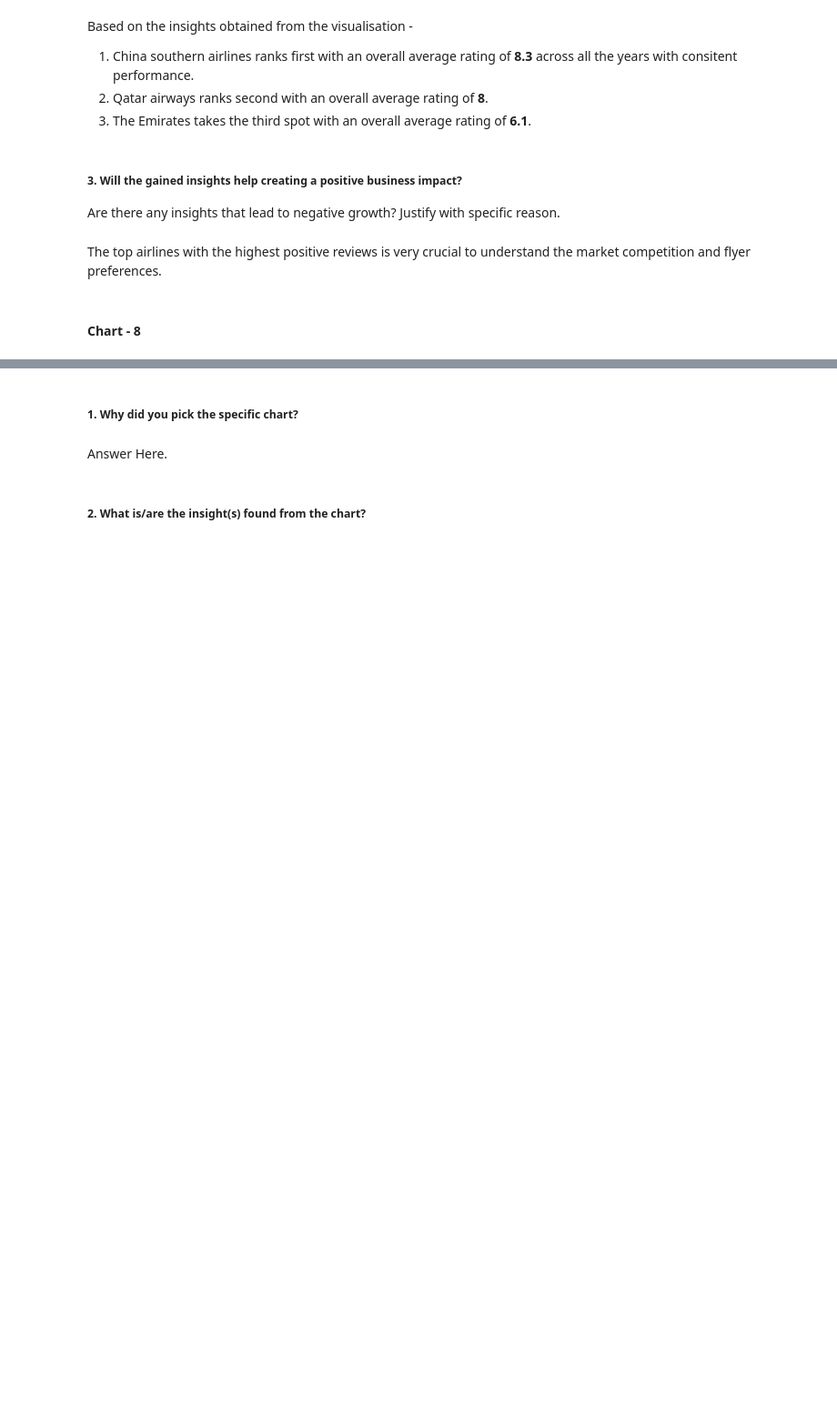
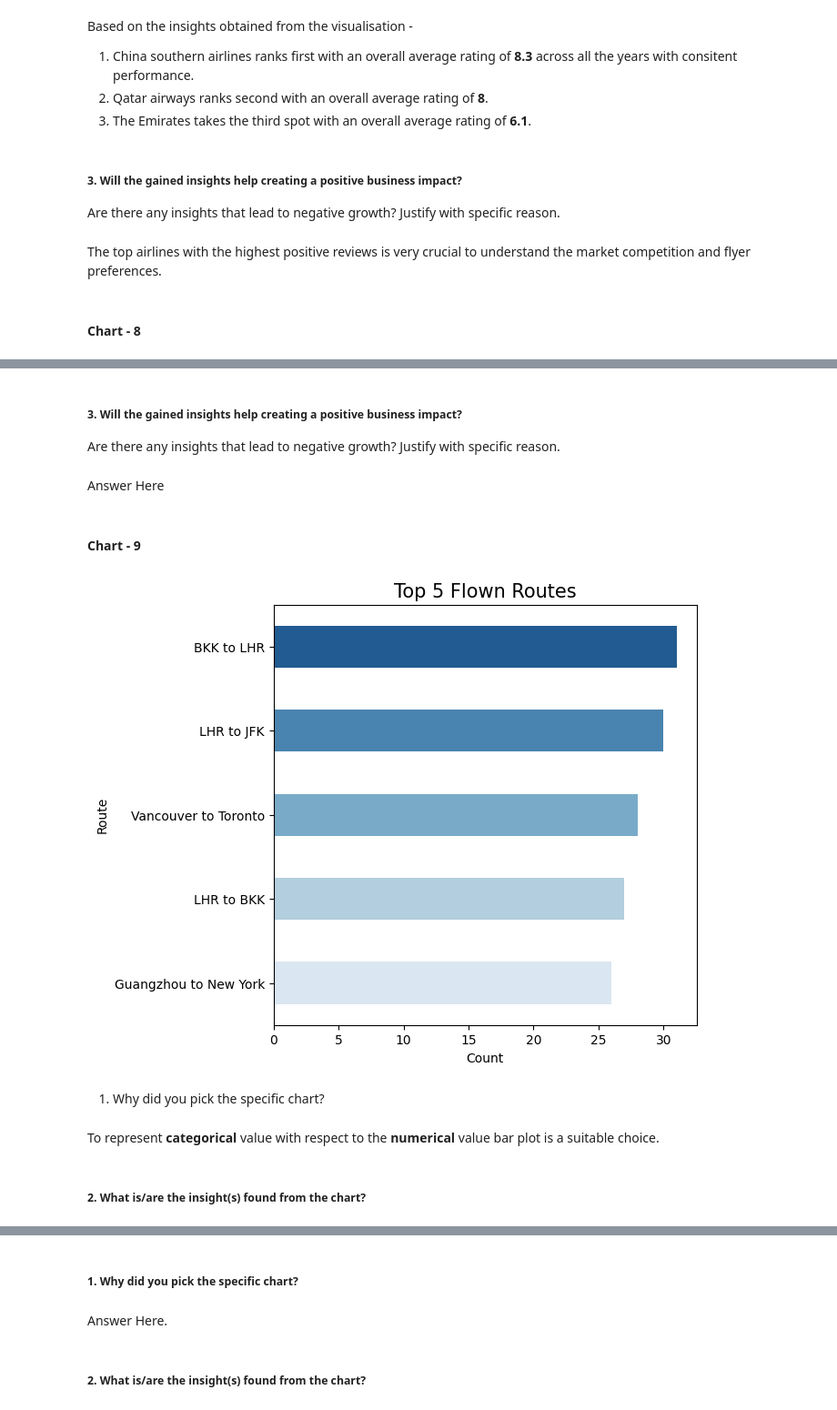
Before and after one commit to dacenish/Airline-Passenger-Referral-Prediction, a Jupyter notebook: Airline_Passenger_Referral_Prediction_ML_Capstone_Project.ipynb, the cells around one changed output, grey strips where cells are left out. Shown at 91% size. Drawn from its saved outputs; the diff is of its cells as text; code cells hidden in the pictures; blank space fills up the shorter version.

```diff
--- a/Airline_Passenger_Referral_Prediction_ML_Capstone_Project.ipynb
+++ b/Airline_Passenger_Referral_Prediction_ML_Capstone_Project.ipynb
@@ -640,0 +754,35 @@ The top airlines with the highest positive reviews is very crucial to understand
+# %% [markdown]
+##### 3. Will the gained insights help creating a positive business impact?
+Are there any insights that lead to negative growth? Justify with specific reason.
+# %% [markdown]
+Answer Here
+# %% [markdown]
+#### Chart - 9
+# %%
+# Chart - 9 visualization code
+
+# Get the top 5 most flown route through visualization
+
+import seaborn as sns
+import matplotlib.pyplot as plt
+
+# Get the top 5 most flown routes and their counts
+top_routes = df['route'].value_counts().sort_values(ascending=False)[:5]
+
+# Create a bar plot to visualize the top 5 flown routes
+plt.figure(figsize=(6, 6))
+sns.barplot(x=top_routes.values, y=top_routes.index, palette='Blues_r', orient="h", width=0.5)
+
+plt.xlabel('Count')
+plt.ylabel('Route')
+plt.title('Top 5 Flown Routes', fontsize=15)
+plt.xticks(rotation=0)  # Horizontal x-axis labels
+plt.show()
+# %% [output]
+[figure, added]
+# %% [markdown]
+1. Why did you pick the specific chart?
+# %% [markdown]
+To represent **categorical** value with respect to the **numerical** value bar plot is a suitable choice.
+# %% [markdown]
+##### 2. What is/are the insight(s) found from the chart?
```
Also changed, not shown: parts of 69 cells of this notebook.
